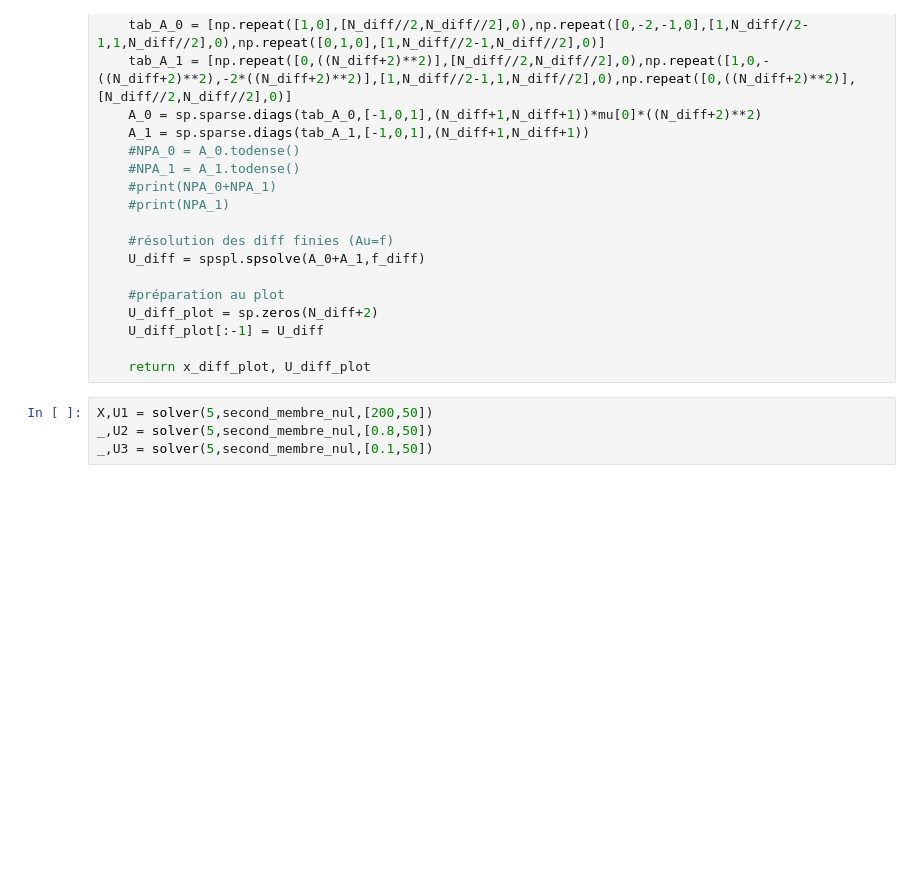
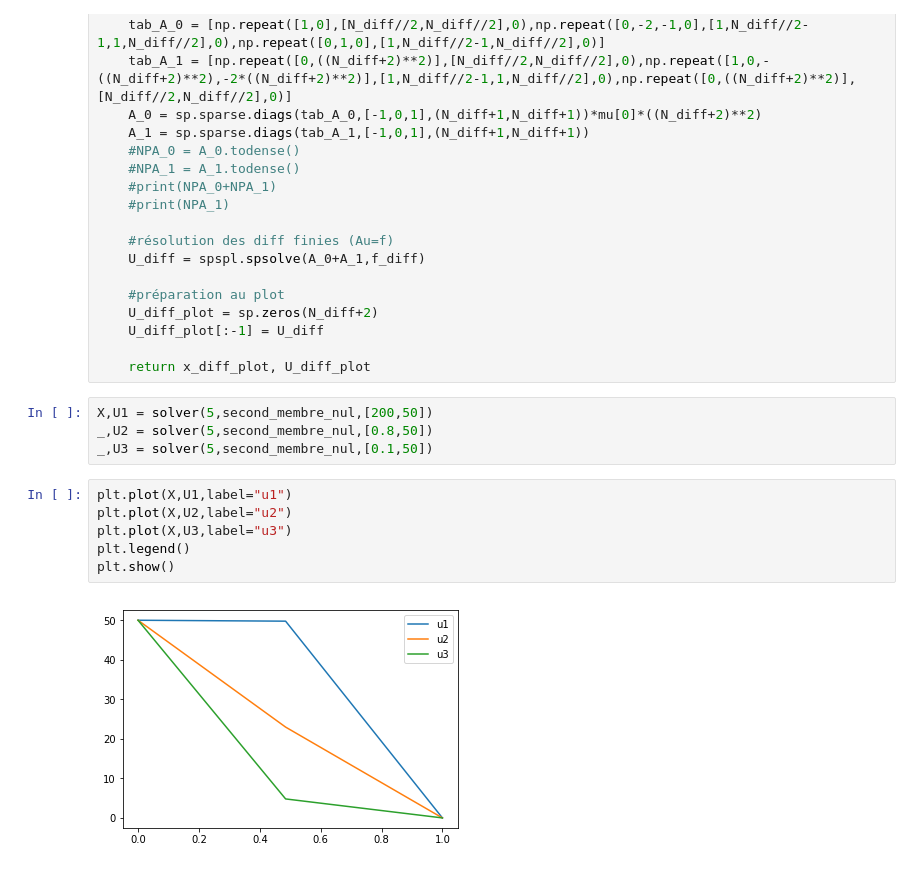
Before and after one commit to pjbenard/-4GMM-CRMB, a Jupyter notebook: Code_Python/Heat equation 1D.ipynb, the cells around one changed output. Cells and saved outputs as stored; diff of their text form; blank space fills up the shorter version.

```diff
--- a/Code_Python/Heat equation 1D.ipynb
+++ b/Code_Python/Heat equation 1D.ipynb
@@ -209,3 +208,11 @@ def solver(n,second_membre,mu):
 X,U1 = solver(5,second_membre_nul,[200,50])
 _,U2 = solver(5,second_membre_nul,[0.8,50])
 _,U3 = solver(5,second_membre_nul,[0.1,50])
+# %%
+plt.plot(X,U1,label="u1")
+plt.plot(X,U2,label="u2")
+plt.plot(X,U3,label="u3")
+plt.legend()
+plt.show()
+# %% [output]
+[figure, added]
```
Also changed, not shown: parts of 1 cell of this notebook, 1 other file.
